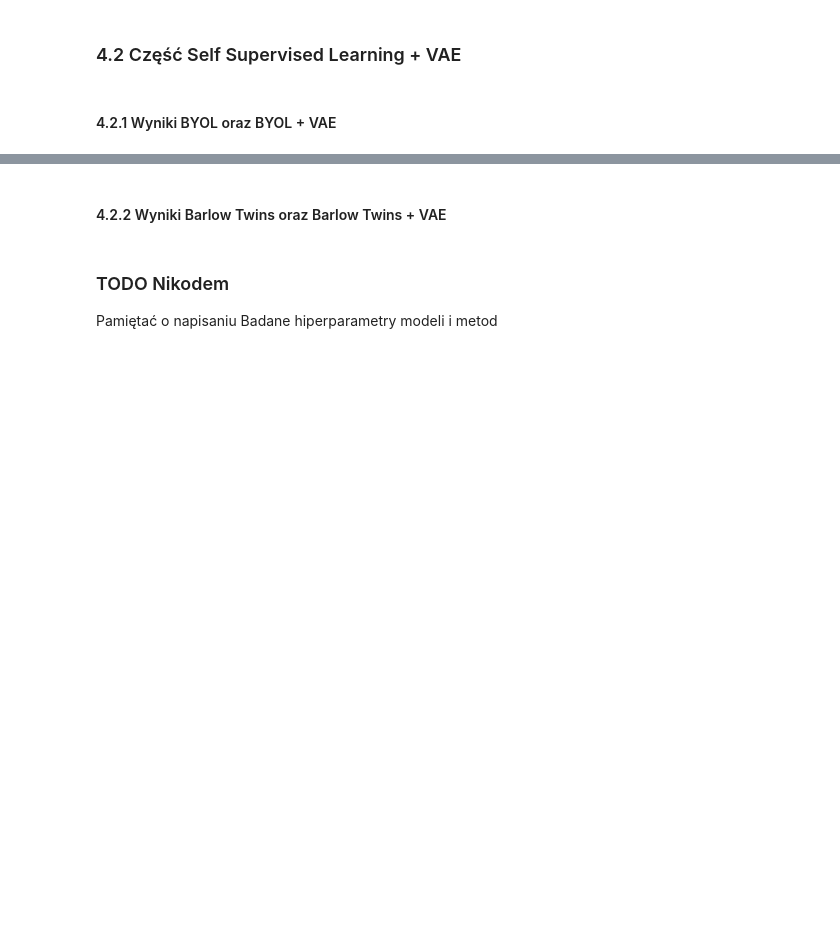
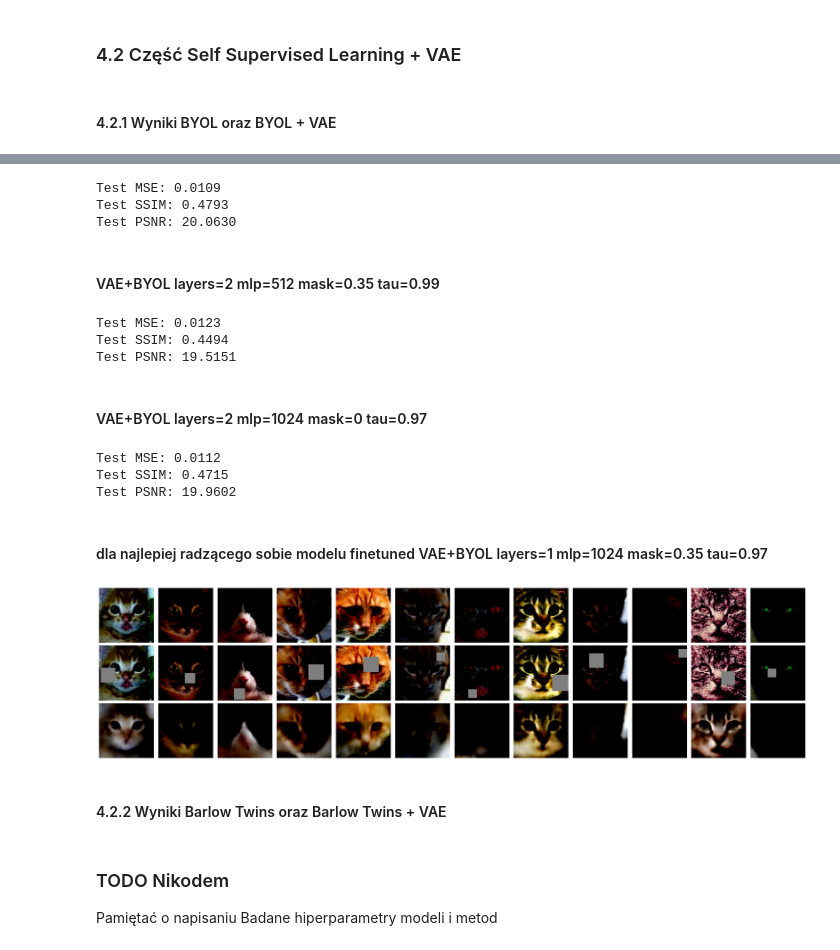
Before and after one commit to TytanMikJas/Inpainting, a Jupyter notebook: research_raport.ipynb, the cells around one changed output, grey strips where cells are left out. Drawn from its saved outputs; the diff is of its cells as text; code cells hidden in the pictures; blank space fills up the shorter version.

Commit message:
comeplete section for VAE, VQ-VAE, VAE+BYOL

```diff
--- a/research_raport.ipynb
+++ b/research_raport.ipynb
@@ -300,3 +560,70 @@ Pamiętać o napisaniu Badane hiperparametry modeli i metod
+# %%
+model_l1_mask = VAE(
+    input_dim=3,
+    hidden_dim=128,
+    residual_hiddens=64,
+    num_residual_layers=1,
+    latent_dim=1024,
+)
+
+model_l1_mask.load_state_dict(
+    torch.load("models/reconstruction/vae-byol/byol_vae_layers1_maskedBYOLTrue_latent1024.pt", map_location=device)
+)
+
+evaluate_model(model_l1_mask, test_dataloader, device)
+# %% [output]
+Test MSE: 0.0109
+Test SSIM: 0.4793
+Test PSNR: 20.0630
+# %% [markdown]
+#### VAE+BYOL layers=2 mlp=512 mask=0.35 tau=0.99
+# %%
+model_l2_no_mask = VAE(
+    input_dim=3,
+    hidden_dim=128,
+    residual_hiddens=64,
+    num_residual_layers=2,
+    latent_dim=1024,
+)
+
+model_l2_no_mask.load_state_dict(
+    torch.load("models/reconstruction/vae-byol/byol_vae_layers2_maskedBYOLFalse_latent1024.pt", map_location=device)
+)
+
+evaluate_model(model_l2_no_mask, test_dataloader, device)
+# %% [output]
+Test MSE: 0.0123
+Test SSIM: 0.4494
+Test PSNR: 19.5151
+# %% [markdown]
+#### VAE+BYOL layers=2 mlp=1024 mask=0 tau=0.97
+# %%
+model_l2_mask = VAE(
+    input_dim=3,
+    hidden_dim=128,
+    residual_hiddens=64,
+    num_residual_layers=2,
+    latent_dim=1024,
+)
+
+model_l2_mask.load_state_dict(
+    torch.load("models/reconstruction/vae-byol/byol_vae_layers2_maskedBYOLTrue_latent1024.pt", map_location=device)
+)
+
+evaluate_model(model_l2_mask, test_dataloader, device)
+# %% [output]
+Test MSE: 0.0112
+Test SSIM: 0.4715
+Test PSNR: 19.9602
+# %% [markdown]
+#### dla najlepiej radzącego sobie modelu finetuned  VAE+BYOL layers=1 mlp=1024 mask=0.35 tau=0.97
+# %%
+with torch.no_grad():
+    reconstructed = model_l1_mask(mask_imgs)
+
+show_images(original_imgs, mask_imgs, reconstructed["recon"], n=12)
+# %% [output]
+[figure, added]
 # %% [markdown]
 #### 4.2.2 Wyniki Barlow Twins oraz Barlow Twins + VAE
 # %% [markdown]
```
Also changed, not shown: parts of 26 cells of this notebook, 4 other files.
